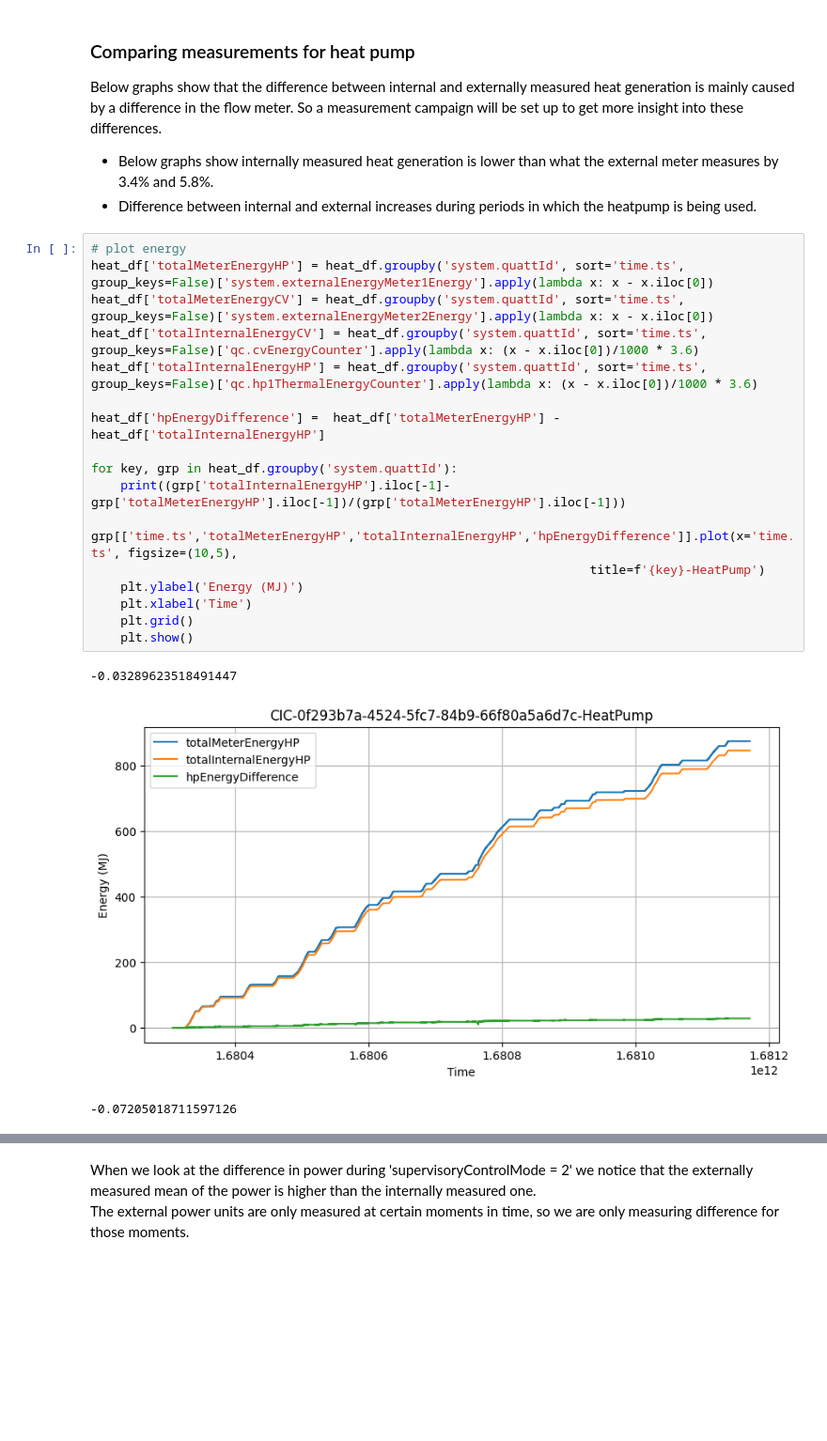
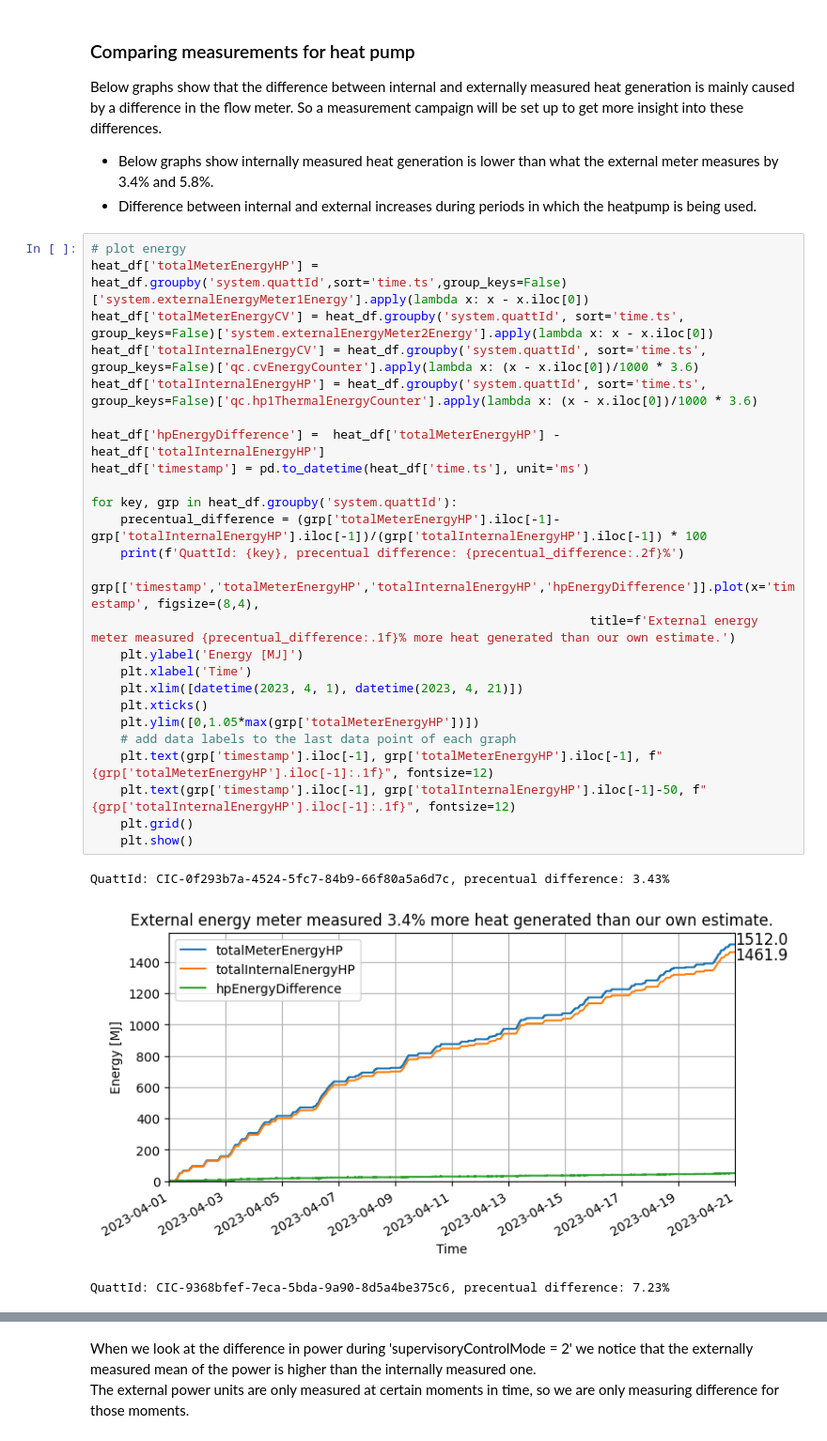
Before and after one commit to season0112/quatt_data_analysis, a Jupyter notebook: power-energy-calculations/live-data/02A_explorative-analysis-heat-gen.ipynb, the cells around one changed output, grey strips where cells are left out. Shown at 94% size. Cells and saved outputs as stored; diff of their text form; blank space fills up the shorter version.

Commit message:
Updates on live data analysis for all-hands

```diff
--- a/power-energy-calculations/live-data/02A_explorative-analysis-heat-gen.ipynb
+++ b/power-energy-calculations/live-data/02A_explorative-analysis-heat-gen.ipynb
@@ -39,22 +39,30 @@ Below graphs show that the difference between internal and externally measured h
 - Difference between internal and external increases during periods in which the heatpump is being used.
 # %%
 # plot energy
-heat_df['totalMeterEnergyHP'] = heat_df.groupby('system.quattId', sort='time.ts', group_keys=False)['system.externalEnergyMeter1Energy'].apply(lambda x: x - x.iloc[0])
+heat_df['totalMeterEnergyHP'] = heat_df.groupby('system.quattId',sort='time.ts',group_keys=False)['system.externalEnergyMeter1Energy'].apply(lambda x: x - x.iloc[0])
 heat_df['totalMeterEnergyCV'] = heat_df.groupby('system.quattId', sort='time.ts', group_keys=False)['system.externalEnergyMeter2Energy'].apply(lambda x: x - x.iloc[0])
 heat_df['totalInternalEnergyCV'] = heat_df.groupby('system.quattId', sort='time.ts', group_keys=False)['qc.cvEnergyCounter'].apply(lambda x: (x - x.iloc[0])/1000 * 3.6)
 heat_df['totalInternalEnergyHP'] = heat_df.groupby('system.quattId', sort='time.ts', group_keys=False)['qc.hp1ThermalEnergyCounter'].apply(lambda x: (x - x.iloc[0])/1000 * 3.6)
 
 heat_df['hpEnergyDifference'] =  heat_df['totalMeterEnergyHP'] - heat_df['totalInternalEnergyHP']
+heat_df['timestamp'] = pd.to_datetime(heat_df['time.ts'], unit='ms')
 
 for key, grp in heat_df.groupby('system.quattId'):
-    print((grp['totalInternalEnergyHP'].iloc[-1]-grp['totalMeterEnergyHP'].iloc[-1])/(grp['totalMeterEnergyHP'].iloc[-1]))
-    grp[['time.ts','totalMeterEnergyHP','totalInternalEnergyHP','hpEnergyDifference']].plot(x='time.ts', figsize=(10,5),
-                                                                    title=f'{key}-HeatPump')
-    plt.ylabel('Energy (MJ)')
+    precentual_difference = (grp['totalMeterEnergyHP'].iloc[-1]-grp['totalInternalEnergyHP'].iloc[-1])/(grp['totalInternalEnergyHP'].iloc[-1]) * 100
+    print(f'QuattId: {key}, precentual difference: {precentual_difference:.2f}%')
+    grp[['timestamp','totalMeterEnergyHP','totalInternalEnergyHP','hpEnergyDifference']].plot(x='timestamp', figsize=(8,4),
+                                                                    title=f'External energy meter measured {precentual_difference:.1f}% more heat generated than our own estimate.')
+    plt.ylabel('Energy [MJ]')
     plt.xlabel('Time')
+    plt.xlim([datetime(2023, 4, 1), datetime(2023, 4, 21)])
+    plt.xticks()
+    plt.ylim([0,1.05*max(grp['totalMeterEnergyHP'])])
+    # add data labels to the last data point of each graph
+    plt.text(grp['timestamp'].iloc[-1], grp['totalMeterEnergyHP'].iloc[-1], f"{grp['totalMeterEnergyHP'].iloc[-1]:.1f}", fontsize=12)
+    plt.text(grp['timestamp'].iloc[-1], grp['totalInternalEnergyHP'].iloc[-1]-50, f"{grp['totalInternalEnergyHP'].iloc[-1]:.1f}", fontsize=12)
     plt.grid()
     plt.show()
 # %% [output]
--0.03289623518491447
+QuattId: CIC-0f293b7a-4524-5fc7-84b9-66f80a5a6d7c, precentual difference: 3.43%
-[figure, old version]
+[figure, new version]
--0.07205018711597126
+QuattId: CIC-9368bfef-7eca-5bda-9a90-8d5a4be375c6, precentual difference: 7.23%
```
Also changed, not shown: parts of 8 cells of this notebook, 4 other files.
